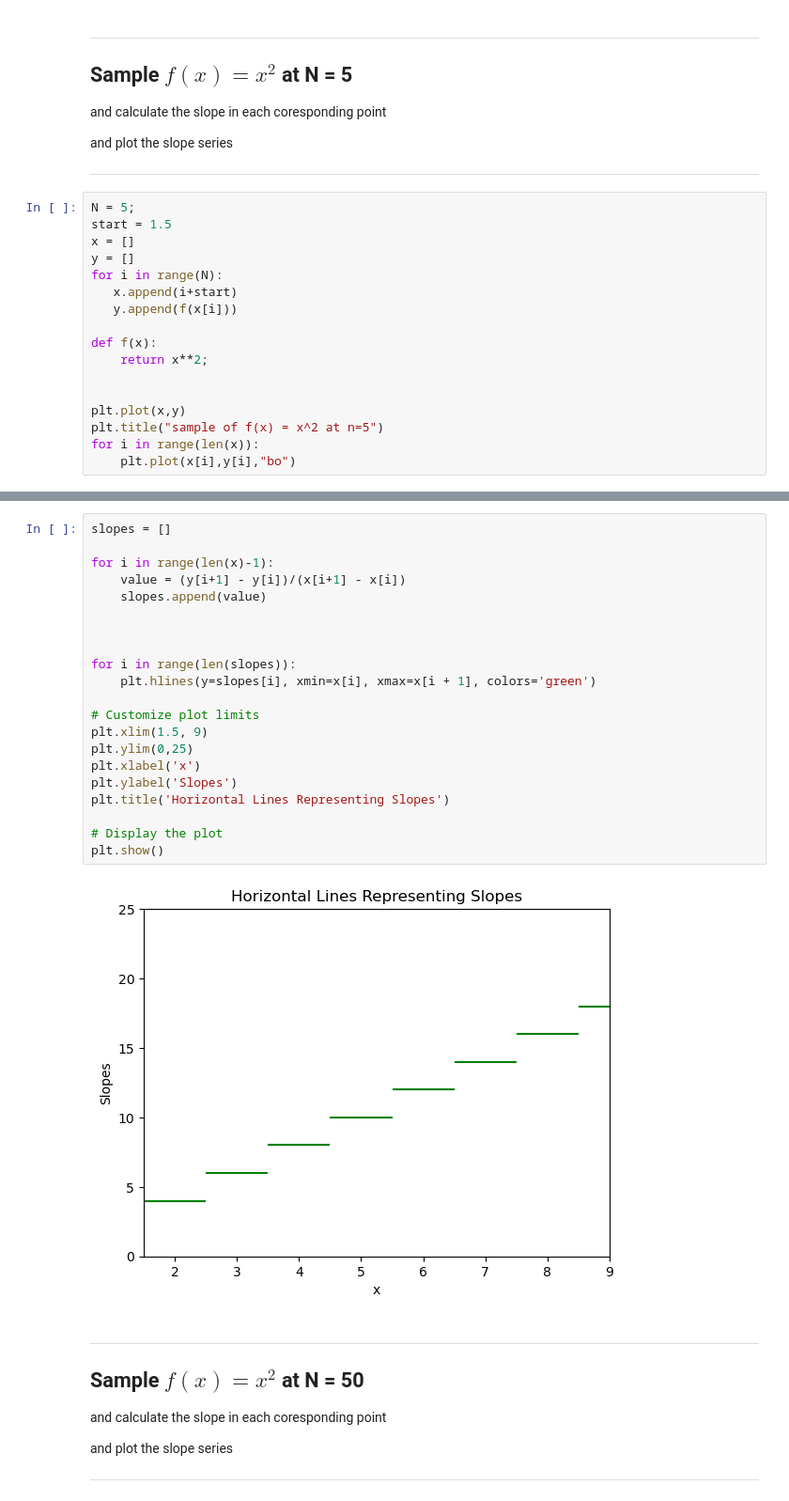
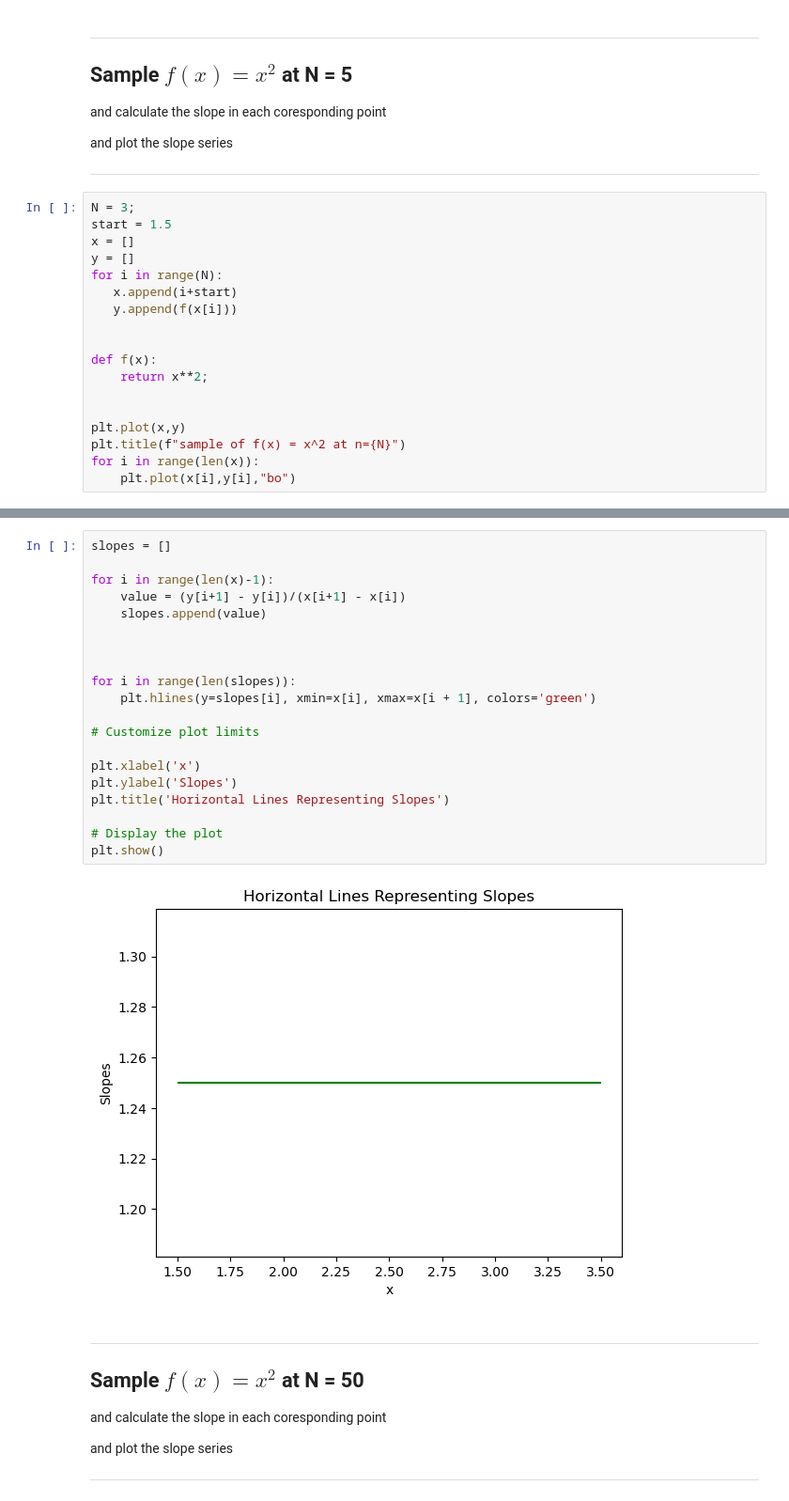
Before and after one commit to HasnainSaifi34/EngineeringMathematics, a Jupyter notebook: code chalenges Calculus1/Diffrentiation fundamentals/slope_relation_to_derivatives.ipynb, the cells around one changed output, grey strips where cells are left out. Shown at 94% size. Saved outputs shown, nothing was run; the diff lists cells and outputs as text.

```diff
--- a/code chalenges Calculus1/Diffrentiation fundamentals/slope_relation_to_derivatives.ipynb
+++ b/code chalenges Calculus1/Diffrentiation fundamentals/slope_relation_to_derivatives.ipynb
@@ -44,7 +44,7 @@ and plot the slope series
 
 -----
 # %%
-N = 5;
+N = 3;
 start = 1.5
 x = []
 y = []
@@ -52,12 +52,13 @@ for i in range(N):
    x.append(i+start)
    y.append(f(x[i]))
 
+
 def f(x):
     return x**2;
 
 
 plt.plot(x,y)
-plt.title("sample of f(x) = x^2 at n=5")
+plt.title(f"sample of f(x) = x^2 at n={N}")
 for i in range(len(x)):
     plt.plot(x[i],y[i],"bo")
 # %% [output]
@@ -65,26 +66,25 @@ for i in range(len(x)):
 # %%
 slopes = []
 
 for i in range(len(x)-1):
     value = (y[i+1] - y[i])/(x[i+1] - x[i])
     slopes.append(value)
 
 
 
 for i in range(len(slopes)):
     plt.hlines(y=slopes[i], xmin=x[i], xmax=x[i + 1], colors='green')
 
 # Customize plot limits
-plt.xlim(1.5, 9)
-plt.ylim(0,25)
+
 plt.xlabel('x')
 plt.ylabel('Slopes')
 plt.title('Horizontal Lines Representing Slopes')
 
 # Display the plot
 plt.show()
 # %% [output]
-[figure, old version]
+[figure, new version]
 # %% [markdown]
 ----
 
```
Also changed, not shown: parts of 1 cell of this notebook, 6 other files.
